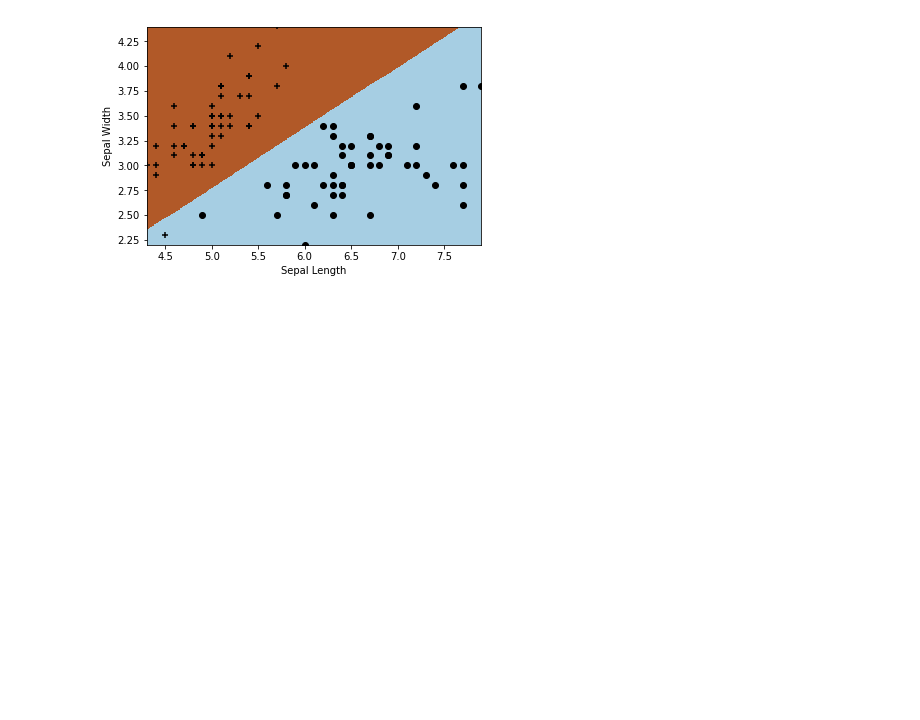
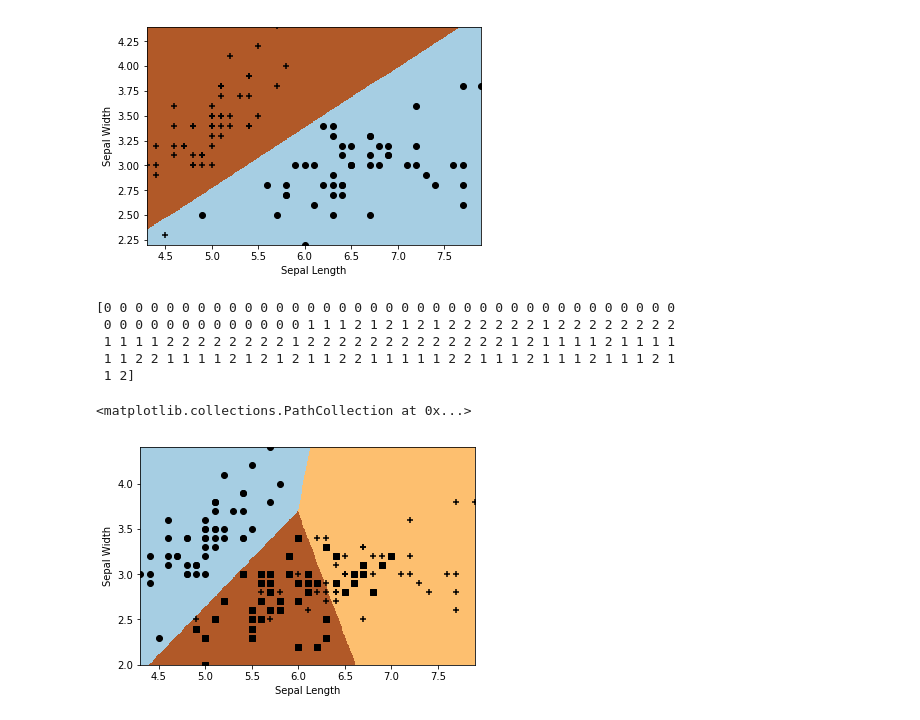
Before and after one commit to thara-playground/python_ml_practice, a Jupyter notebook: iris.ipynb, the cells around one changed output. Saved outputs shown, nothing was run; the diff lists cells and outputs as text; code cells hidden in the pictures; blank space fills up the shorter version.

```diff
--- a/iris.ipynb
+++ b/iris.ipynb
@@ -204,3 +204,44 @@ treeClf.fit(X, Y)
 from sklearn.externals.six import StringIO
 with open("tree.dot", 'w') as f:
     f = tree.export_graphviz(treeClf, out_file=f, feature_names=["SepalLength", "SepalWidth", "PetalLength", "PetalWidth"])
+# %%
+# k-means法
+from sklearn import cluster
+X = iris[["SepalLength", "SepalWidth"]]
+kmeansCls = cluster.KMeans(n_clusters=3, random_state=71)
+kmeansCls.fit(X)
+print(kmeansCls.predict(X))
+# %% [output]
+[0 0 0 0 0 0 0 0 0 0 0 0 0 0 0 0 0 0 0 0 0 0 0 0 0 0 0 0 0 0 0 0 0 0 0 0 0
+ 0 0 0 0 0 0 0 0 0 0 0 0 0 1 1 1 2 1 2 1 2 1 2 2 2 2 2 2 1 2 2 2 2 2 2 2 2
+ 1 1 1 1 2 2 2 2 2 2 2 2 1 2 2 2 2 2 2 2 2 2 2 2 2 2 1 2 1 1 1 1 2 1 1 1 1
+ 1 1 2 2 1 1 1 1 2 1 2 1 2 1 1 2 2 1 1 1 1 1 2 2 1 1 1 2 1 1 1 2 1 1 1 2 1
+ 1 2]
+# %%
+# k-means法の可視化
+def category2int(x):
+    category = {"Iris-setosa": 0, "Iris-versicolor": 1, "Iris-virginica": 2}
+    return category[x]
+
+f = category2int
+Y = iris["Name"].map(f)
+xMin = X["SepalLength"].min()
+xMax = X["SepalLength"].max()
+yMin = X["SepalWidth"].min()
+yMax = X["SepalWidth"].max()
+
+xx,yy = np.meshgrid(np.arange(xMin, xMax, 0.01), np.arange(yMin, yMax, 0.01))
+Z = kmeansCls.predict(np.c_[xx.ravel(), yy.ravel()])
+Z = Z.reshape(xx.shape)
+plt.figure()
+plt.xlim(xx.min(), xx.max())
+plt.ylim(yy.min(), yy.max())
+plt.xlabel('Sepal Length')
+plt.ylabel('Sepal Width')
+plt.pcolormesh(xx, yy, Z, cmap=plt.cm.Paired)
+plt.scatter(X["SepalLength"].ix[Y.values == 0], X["SepalWidth"].ix[Y.values == 0], marker="o", c="black")
+plt.scatter(X["SepalLength"].ix[Y.values == 1], X["SepalWidth"].ix[Y.values == 1], marker="s", c="black")
+plt.scatter(X["SepalLength"].ix[Y.values == 2], X["SepalWidth"].ix[Y.values == 2], marker="+", c="black")
+# %% [output]
+<matplotlib.collections.PathCollection at 0x...>
+[figure, added]
```
